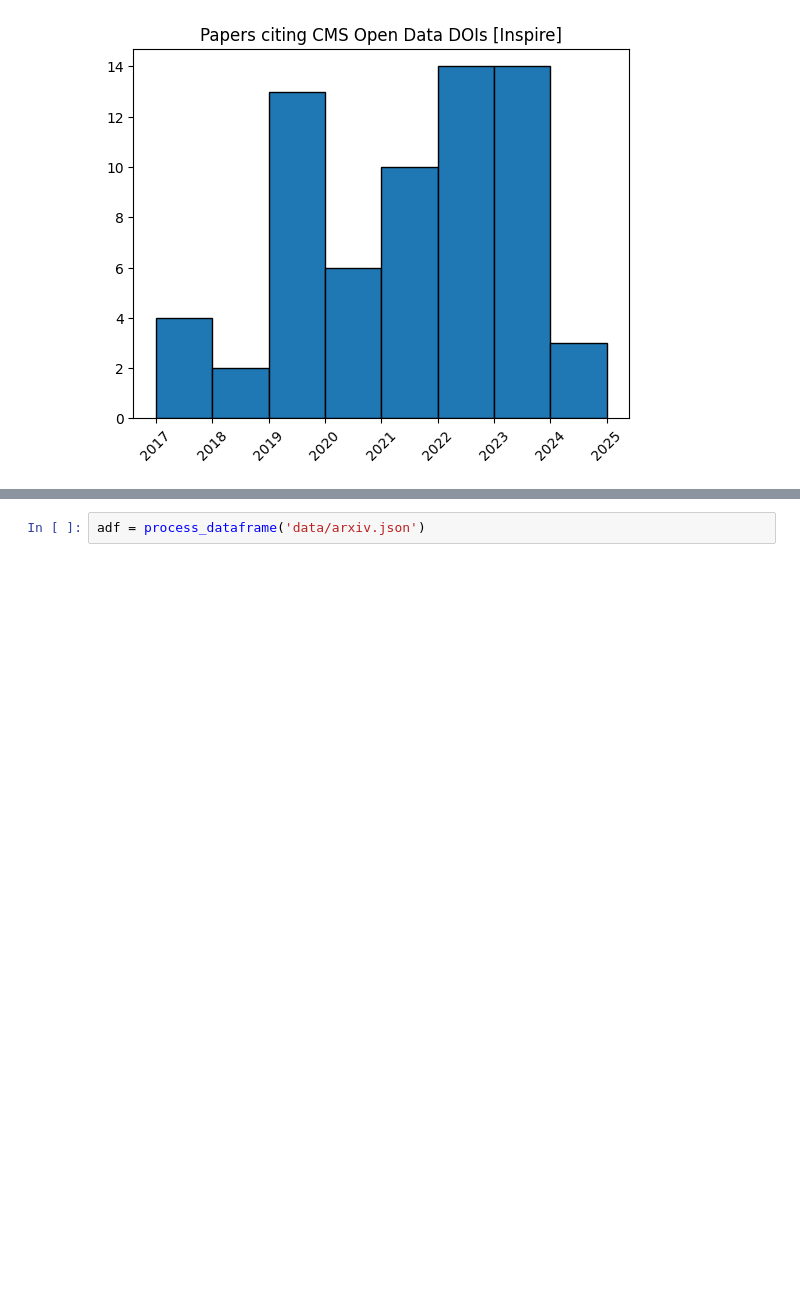
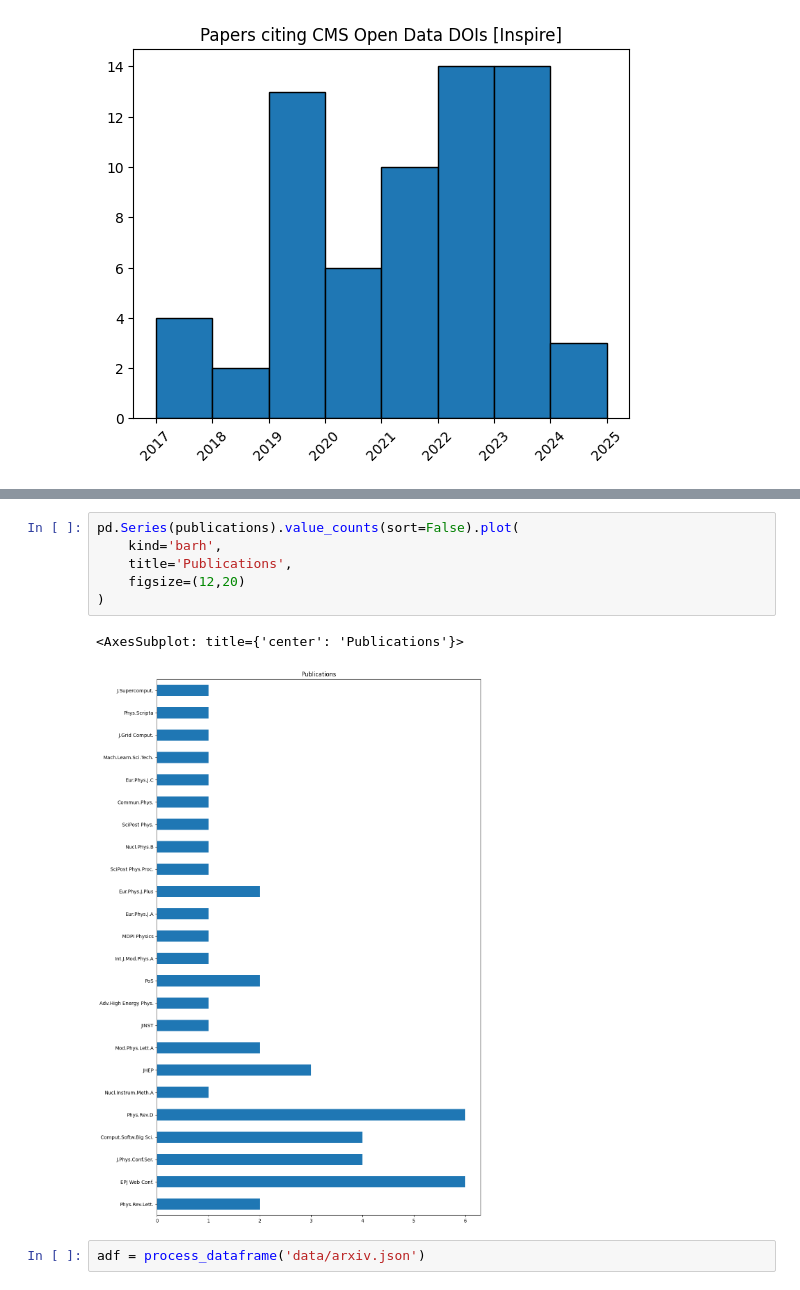
Before and after one commit to cms-dpoa/data-usage, a Jupyter notebook: publications.ipynb, the cells around one changed output, grey strips where cells are left out. Drawn from its saved outputs; the diff is of its cells as text; blank space fills up the shorter version.

```diff
--- a/publications.ipynb
+++ b/publications.ipynb
@@ -321,3 +371,12 @@ Name: codp_recids, Length: 66, dtype: object
+# %%
+pd.Series(publications).value_counts(sort=False).plot(
+    kind='barh',
+    title='Publications',
+    figsize=(12,20)
+)
+# %% [output]
+<AxesSubplot: title={'center': 'Publications'}>
+[figure, added]
 # %%
 adf = process_dataframe('data/arxiv.json')
 # %% [output]
```
Also changed, not shown: parts of 24 cells of this notebook.
